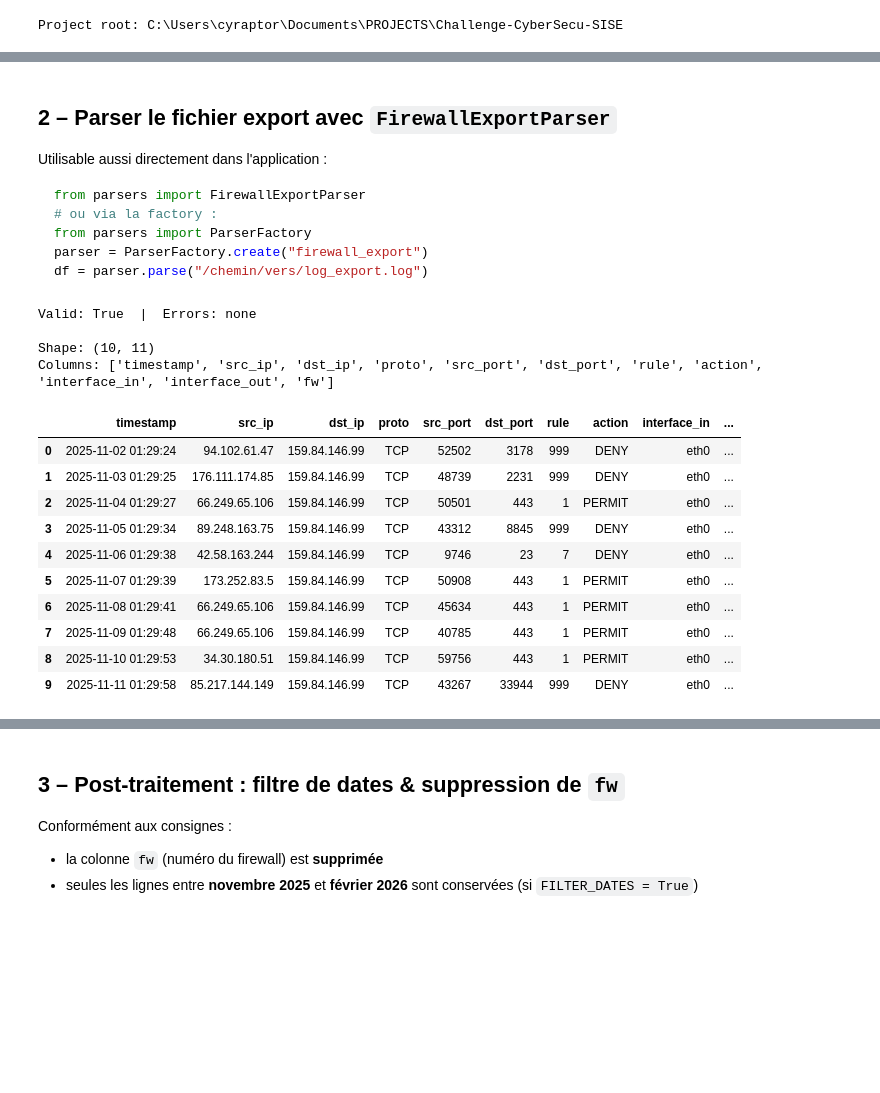
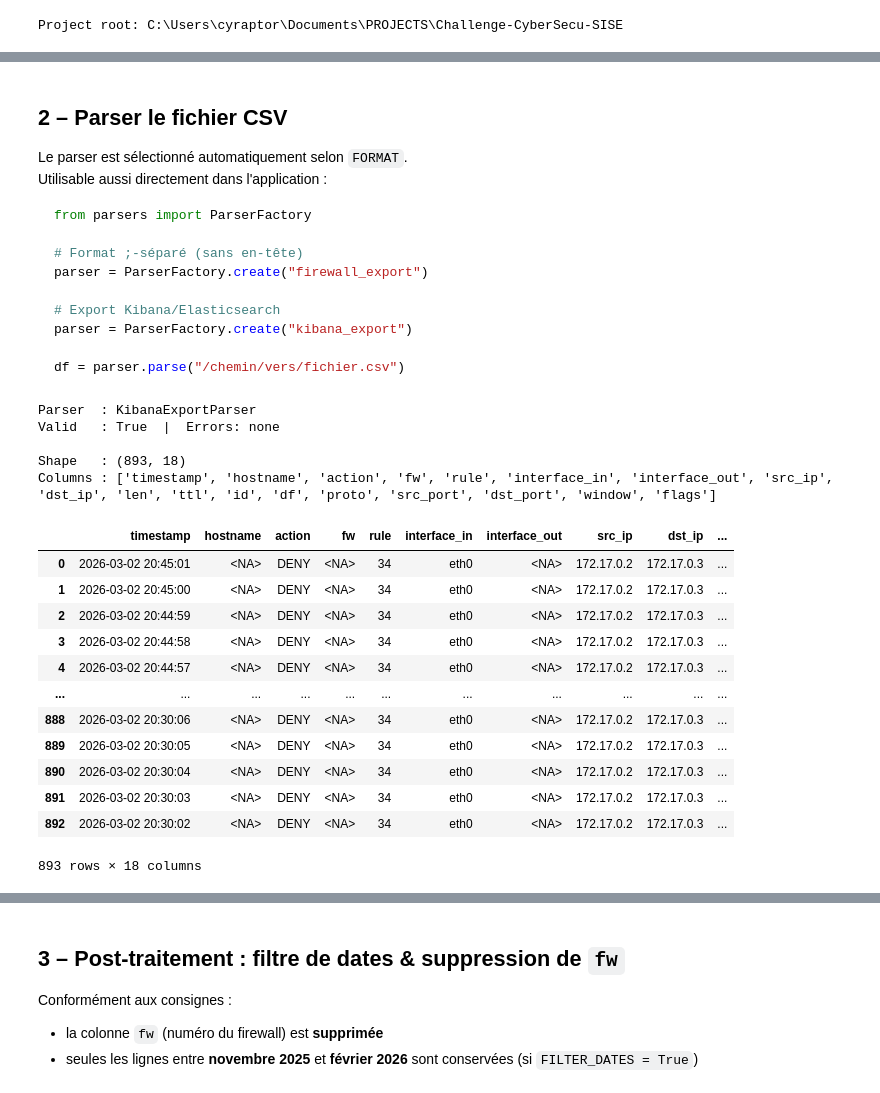
Before and after one commit to ajeansquid/Challenge-CyberSecu-SISE, a Jupyter notebook: notebooks/00_transform_csv_data.ipynb, the cells around one changed output, grey strips where cells are left out. Cells and saved outputs as stored; diff of their text form; code cells hidden in the pictures; blank space fills up the shorter version.

Commit message:
Kibana parser

````diff
--- a/notebooks/00_transform_csv_data.ipynb
+++ b/notebooks/00_transform_csv_data.ipynb
@@ -35,20 +43,23 @@ Le filtre de dates et la suppression de `fw` sont configurables via les variable
 from pathlib import Path
 
 # ── À MODIFIER ────────────────────────────────────────────────────────────────
-LOG_PATH     = "C:/Users/cyraptor/Documents/PROJECTS/Challenge-CyberSecu-SISE/data/raw/test.csv"   # chemin du fichier export CSV
-PARQUET_PATH = PROJECT_ROOT / "data" / "processed" / "firewall_export.parquet"  # sortie .parquet
+FORMAT       = "kibana"   # "export" = format ;-séparé  |  "kibana" = export Kibana/ES
+CSV_PATH     = "C:/Users/cyraptor/Documents/PROJECTS/Challenge-CyberSecu-SISE/data/raw/_licites_services (1).csv"
+PARQUET_PATH = PROJECT_ROOT / "data" / "processed" / "firewall_csv.parquet"
 
 # Filtre de dates (optionnel) — mettre FILTER_DATES = False pour désactiver
-FILTER_DATES = True
+FILTER_DATES = False
 DATE_FROM    = "2025-11-01"   # inclus
 DATE_TO      = "2026-02-28"   # inclus
 # ──────────────────────────────────────────────────────────────────────────────
 
-# Vérifie que le fichier source existe
-if not Path(LOG_PATH).exists():
-    raise FileNotFoundError(f"Fichier introuvable : {LOG_PATH}")
+if FORMAT not in ("export", "kibana"):
+    raise ValueError(f"FORMAT doit être 'export' ou 'kibana', reçu : {FORMAT!r}")
+if not Path(CSV_PATH).exists():
+    raise FileNotFoundError(f"Fichier introuvable : {CSV_PATH}")
 
-print(f"Source  : {LOG_PATH}")
+print(f"Format  : {FORMAT}")
+print(f"Source  : {CSV_PATH}")
 print(f"Sortie  : {PARQUET_PATH}")
 if FILTER_DATES:
     print(f"Filtre  : {DATE_FROM}  →  {DATE_TO}")
@@ -59,43 +70,55 @@ Filtre  : 2025-11-01  →  2026-02-28
 # %% [markdown]
-## 2 – Parser le fichier export avec `FirewallExportParser`
+## 2 – Parser le fichier CSV
 
+Le parser est sélectionné automatiquement selon `FORMAT`.
 Utilisable aussi directement dans l'application :
 
 ```python
-from parsers import FirewallExportParser
-# ou via la factory :
 from parsers import ParserFactory
+
+# Format ;-séparé (sans en-tête)
 parser = ParserFactory.create("firewall_export")
-df = parser.parse("/chemin/vers/log_export.log")
+
+# Export Kibana/Elasticsearch
+parser = ParserFactory.create("kibana_export")
+
+df = parser.parse("/chemin/vers/fichier.csv")
 ```
 # %%
-from parsers import FirewallExportParser
+from parsers import FirewallExportParser, KibanaExportParser
 
-parser = FirewallExportParser()
+if FORMAT == "kibana":
+    parser = KibanaExportParser()
+else:
+    parser = FirewallExportParser()
 
-df = parser.parse(str(LOG_PATH))
+df = parser.parse(str(CSV_PATH))
 
 is_valid, errors = parser.validate(df)
-print(f"Valid: {is_valid}  |  Errors: {errors or 'none'}")
-print(f"\nShape: {df.shape}")
-print(f"Columns: {list(df.columns)}")
+print(f"Parser  : {type(parser).__name__}")
+print(f"Valid   : {is_valid}  |  Errors: {errors or 'none'}")
+print(f"\nShape   : {df.shape}")
+print(f"Columns : {list(df.columns)}")
 df
 # %% [output]
-Valid: True  |  Errors: none
+Parser  : KibanaExportParser
+Valid   : True  |  Errors: none
 
-Shape: (10, 11)
-Columns: ['timestamp', 'src_ip', 'dst_ip', 'proto', 'src_port', 'dst_port', 'rule', 'action', 'interface_in', 'interface_out', 'fw']
+Shape   : (893, 18)
+Columns : ['timestamp', 'hostname', 'action', 'fw', 'rule', 'interface_in', 'interface_out', 'src_ip', 'dst_ip', 'len', 'ttl', 'id', 'df', 'proto', 'src_port', 'dst_port', 'window', 'flags']
-|  | timestamp | src_ip | dst_ip | proto | src_port | dst_port | rule | action | interface_in | ... |
-| 0 | 2025-11-02 01:29:24 | 94.102.61.47 | 159.84.146.99 | TCP | 52502 | 3178 | 999 | DENY | eth0 | ... |
-| 1 | 2025-11-03 01:29:25 | 176.111.174.85 | 159.84.146.99 | TCP | 48739 | 2231 | 999 | DENY | eth0 | ... |
-| 2 | 2025-11-04 01:29:27 | 66.249.65.106 | 159.84.146.99 | TCP | 50501 | 443 | 1 | PERMIT | eth0 | ... |
-| 3 | 2025-11-05 01:29:34 | 89.248.163.75 | 159.84.146.99 | TCP | 43312 | 8845 | 999 | DENY | eth0 | ... |
-| 4 | 2025-11-06 01:29:38 | 42.58.163.244 | 159.84.146.99 | TCP | 9746 | 23 | 7 | DENY | eth0 | ... |
-| 5 | 2025-11-07 01:29:39 | 173.252.83.5 | 159.84.146.99 | TCP | 50908 | 443 | 1 | PERMIT | eth0 | ... |
-| 6 | 2025-11-08 01:29:41 | 66.249.65.106 | 159.84.146.99 | TCP | 45634 | 443 | 1 | PERMIT | eth0 | ... |
-| 7 | 2025-11-09 01:29:48 | 66.249.65.106 | 159.84.146.99 | TCP | 40785 | 443 | 1 | PERMIT | eth0 | ... |
-| 8 | 2025-11-10 01:29:53 | 34.30.180.51 | 159.84.146.99 | TCP | 59756 | 443 | 1 | PERMIT | eth0 | ... |
-| 9 | 2025-11-11 01:29:58 | 85.217.144.149 | 159.84.146.99 | TCP | 43267 | 33944 | 999 | DENY | eth0 | ... |
+|  | timestamp | hostname | action | fw | rule | interface_in | interface_out | src_ip | dst_ip | ... |
+| 0 | 2026-03-02 20:45:01 | <NA> | DENY | <NA> | 34 | eth0 | <NA> | 172.17.0.2 | 172.17.0.3 | ... |
+| 1 | 2026-03-02 20:45:00 | <NA> | DENY | <NA> | 34 | eth0 | <NA> | 172.17.0.2 | 172.17.0.3 | ... |
+| 2 | 2026-03-02 20:44:59 | <NA> | DENY | <NA> | 34 | eth0 | <NA> | 172.17.0.2 | 172.17.0.3 | ... |
+| 3 | 2026-03-02 20:44:58 | <NA> | DENY | <NA> | 34 | eth0 | <NA> | 172.17.0.2 | 172.17.0.3 | ... |
+| 4 | 2026-03-02 20:44:57 | <NA> | DENY | <NA> | 34 | eth0 | <NA> | 172.17.0.2 | 172.17.0.3 | ... |
+| ... | ... | ... | ... | ... | ... | ... | ... | ... | ... | ... |
+| 888 | 2026-03-02 20:30:06 | <NA> | DENY | <NA> | 34 | eth0 | <NA> | 172.17.0.2 | 172.17.0.3 | ... |
+| 889 | 2026-03-02 20:30:05 | <NA> | DENY | <NA> | 34 | eth0 | <NA> | 172.17.0.2 | 172.17.0.3 | ... |
+| 890 | 2026-03-02 20:30:04 | <NA> | DENY | <NA> | 34 | eth0 | <NA> | 172.17.0.2 | 172.17.0.3 | ... |
+| 891 | 2026-03-02 20:30:03 | <NA> | DENY | <NA> | 34 | eth0 | <NA> | 172.17.0.2 | 172.17.0.3 | ... |
+| 892 | 2026-03-02 20:30:02 | <NA> | DENY | <NA> | 34 | eth0 | <NA> | 172.17.0.2 | 172.17.0.3 | ... |
+893 rows × 18 columns
 # %%
 # Inspect dtypes and a quick summary
 print(df.dtypes)
````
Also changed, not shown: parts of 7 cells of this notebook, 4 other files.
